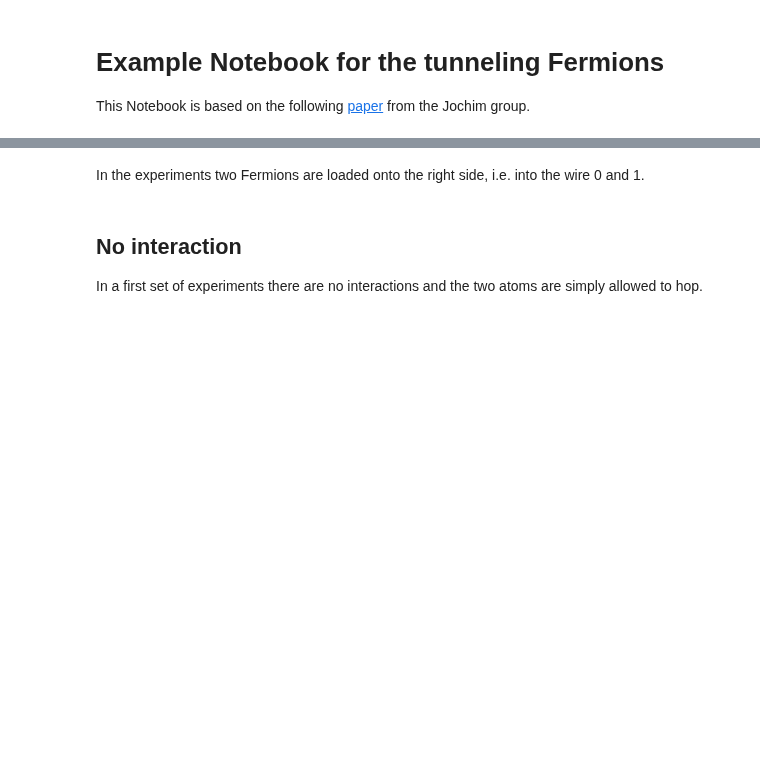
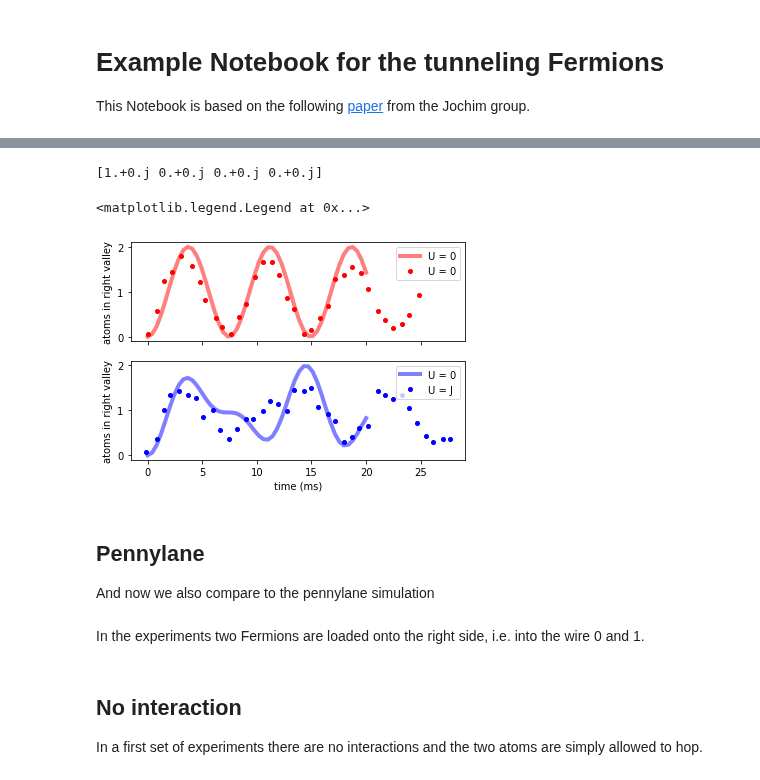
Before and after one commit to synqs/pennylane-ls, a Jupyter notebook: examples/Fermions_in_double_well.ipynb, the cells around one changed output, grey strips where cells are left out. Cells and saved outputs as stored; diff of their text form; code cells hidden in the pictures; blank space fills up the shorter version.

```diff
--- a/examples/Fermions_in_double_well.ipynb
+++ b/examples/Fermions_in_double_well.ipynb
@@ -9,3 +53,50 @@ import matplotlib.pyplot as plt
+# %%
+Nt_an = 50;
+t_analytical = np.linspace(0, 20, Nt_an)*1e-3;
+H_With_Int = np.array([[U, -J,-J,0],[-J,0,0,-J],[-J,0,0,-J],[0, -J,-J,U]])
+H_Wo_Int = np.array([[0, -J,-J,0],[-J,0,0,-J],[-J,0,0,-J],[0, -J,-J,0]])
+# %%
+psi0 = np.zeros(4)*1j
+psi0[0] = 1.+0j
+print(psi0)
+# %% [output]
+[1.+0.j 0.+0.j 0.+0.j 0.+0.j]
+# %%
+psis_wo_int = 1j*np.zeros((4,Nt_an))
+psis_w_int = 1j*np.zeros((4,Nt_an))
+
+for ii in np.arange(Nt_an):
+
+    U_wo = expm(-1j*t_analytical[ii]*H_Wo_Int);
+    psis_wo_int[:,ii] = np.dot(U_wo,psi0);
+
+    U_w = expm(-1j*t_analytical[ii]*H_With_Int);
+    psis_w_int[:,ii] = np.dot(U_w,psi0);
+
+ps_wo = np.abs(psis_wo_int)**2
+ps_w = np.abs(psis_w_int)**2
+# %%
+nR_wo = ps_wo[1,:]+ps_wo[2,:]+2*ps_wo[3,:];
+nR_w = ps_w[1,:]+ps_w[2,:]+2*ps_w[3,:];
+# %%
+f, (ax1, ax2) = plt.subplots(2,1, sharex = True, sharey = True);
+ax1.plot(t_analytical*1e3, nR_wo, 'r-', label="U = 0", linewidth=4, alpha = 0.5)
+ax1.plot(data_murmann_no_int.time, data_murmann_no_int.nR, 'ro', label="U = 0", markersize=4)
+
+ax2.plot(t_analytical*1e3, nR_w, 'b-', label="U = 0", linewidth=4, alpha = 0.5)
+ax2.plot(data_murmann_with_int.time, data_murmann_with_int.nR, 'bo', label="U = J", markersize=4)
+ax1.set_ylabel(r'atoms in right valley')
+ax2.set_ylabel(r'atoms in right valley')
+ax2.set_xlabel(r'time (ms)')
+ax1.legend()
+ax2.legend()
+# %% [output]
+<matplotlib.legend.Legend at 0x...>
+[figure, added]
+# %% [markdown]
+## Pennylane
+
+And now we also compare to the pennylane simulation
 # %%
 from pennylane_ls import *
 from heroku_credentials import username, password
```
Also changed, not shown: parts of 19 cells of this notebook, 2 other files.
